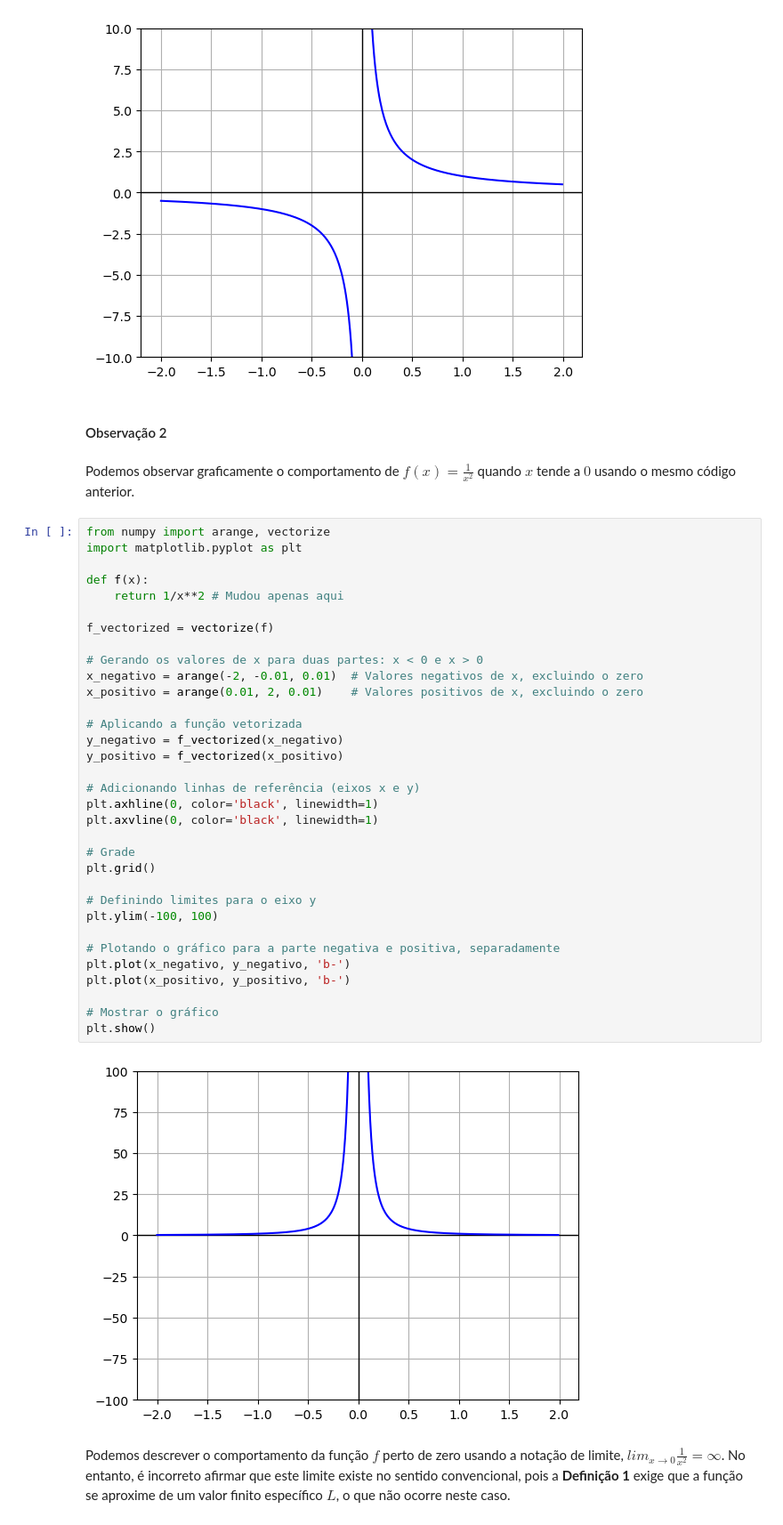
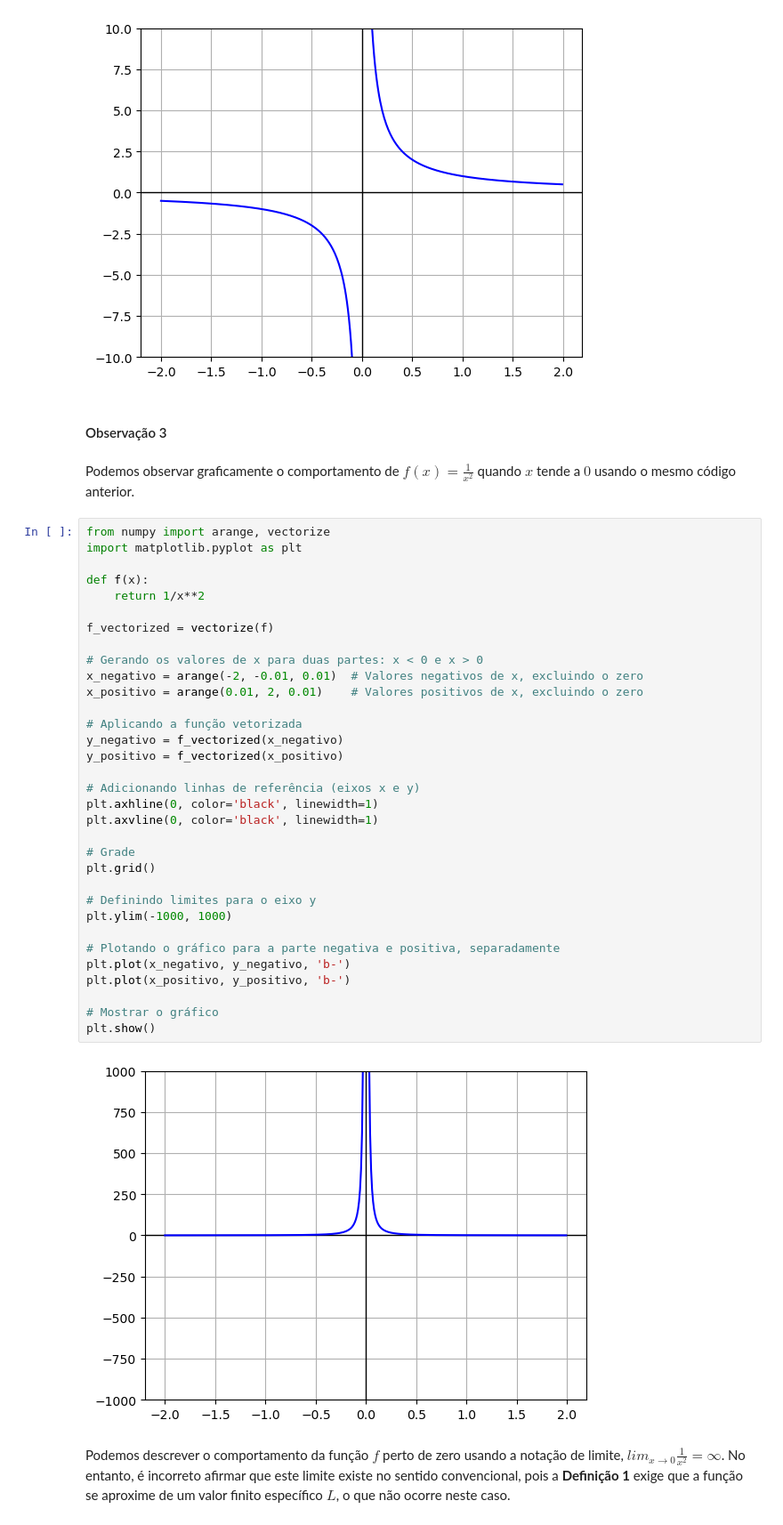
Before and after one commit to ProfAllanIFBA/Calculo_Diferencial, a Jupyter notebook: Capitulo001_Limites/Capitulo001_Limites.ipynb, the cells around one changed output. Shown at 89% size. Drawn from its saved outputs; the diff is of its cells as text.

```diff
--- a/Capitulo001_Limites/Capitulo001_Limites.ipynb
+++ b/Capitulo001_Limites/Capitulo001_Limites.ipynb
@@ -381,7 +450,7 @@ plt.show()
 # %% [output]
 [figure]
 # %% [markdown]
-#### Observação 2
+#### Observação 3
 # %% [markdown]
 Podemos observar graficamente o comportamento de $f(x) = \frac{1}{x^{2}}$ quando $x$ tende a $0$ usando o mesmo código anterior.
 # %%
@@ -389,36 +458,36 @@ from numpy import arange, vectorize
 import matplotlib.pyplot as plt
 
 def f(x):
-    return 1/x**2 # Mudou apenas aqui
+    return 1/x**2
 
 f_vectorized = vectorize(f)
 
 # Gerando os valores de x para duas partes: x < 0 e x > 0
 x_negativo = arange(-2, -0.01, 0.01)  # Valores negativos de x, excluindo o zero
 x_positivo = arange(0.01, 2, 0.01)    # Valores positivos de x, excluindo o zero
 
 # Aplicando a função vetorizada
 y_negativo = f_vectorized(x_negativo)
 y_positivo = f_vectorized(x_positivo)
 
 # Adicionando linhas de referência (eixos x e y)
 plt.axhline(0, color='black', linewidth=1)
 plt.axvline(0, color='black', linewidth=1)
 
 # Grade
 plt.grid()
 
 # Definindo limites para o eixo y
-plt.ylim(-100, 100)
+plt.ylim(-1000, 1000)
 
 # Plotando o gráfico para a parte negativa e positiva, separadamente
 plt.plot(x_negativo, y_negativo, 'b-')
 plt.plot(x_positivo, y_positivo, 'b-')
 
 # Mostrar o gráfico
 plt.show()
 # %% [output]
-[figure, old version]
+[figure, new version]
 # %% [markdown]
 Podemos descrever o comportamento da função $f$ perto de zero usando a notação de limite, $lim_{x \rightarrow 0} \frac{1}{x^{2}} = \infty$. No entanto, é incorreto afirmar que este limite existe no sentido convencional, pois a **Definição 1** exige que a função se aproxime de um valor finito específico $L$, o que não ocorre neste caso.
 # %% [markdown]
```
Also changed, not shown: parts of 43 cells of this notebook, 3 other files.
